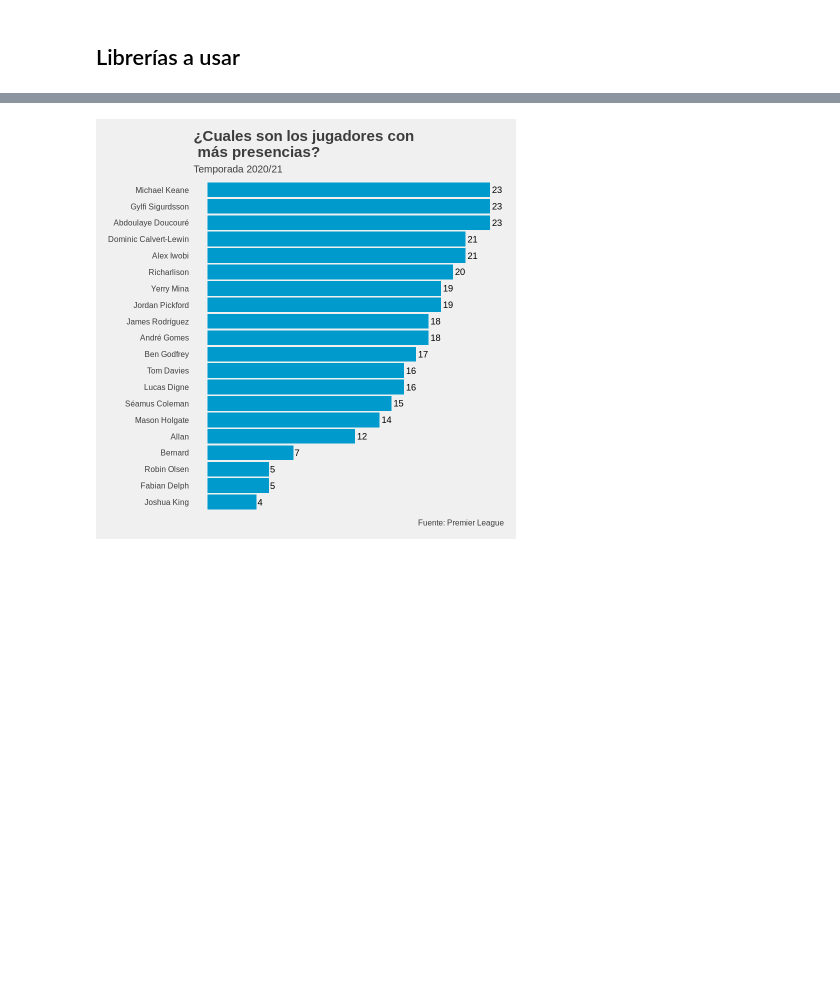
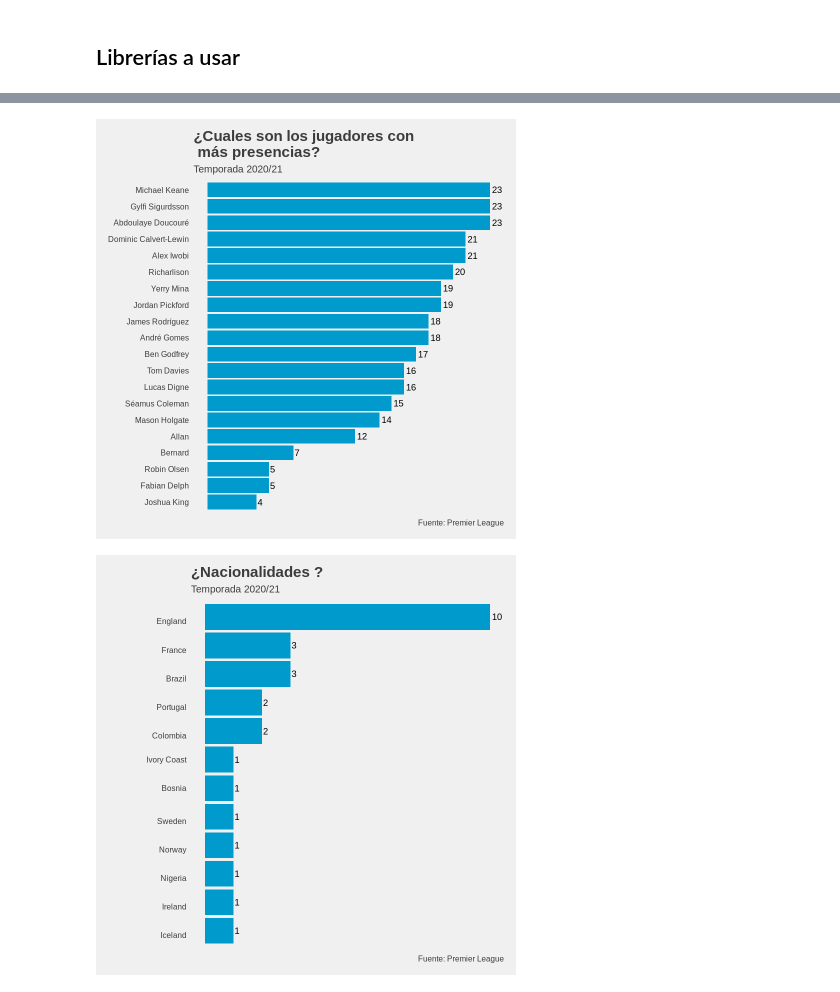
Before and after one commit to Eduarmma19/videos_youtube, a Jupyter notebook: Everton.ipynb, the cells around one changed output, grey strips where cells are left out. Saved outputs shown, nothing was run; the diff lists cells and outputs as text; code cells hidden in the pictures; blank space fills up the shorter version.

```diff
--- a/Everton.ipynb
+++ b/Everton.ipynb
@@ -25,13 +30,28 @@ posicion <- pagina_everton %>% html_nodes(".position")%>% html_text()
 df <- data.frame(nombres,nacionalidad,apariciones,posicion)
 df$apariciones <- as.numeric(df$apariciones)
 df$nombres <- as.character(df$nombres)
+# %%
+besic <- which(df$nombres == "Muhamed Besic")
+gbamin <- which(df$nombres == "Jean-Philippe Gbamin")
+
+df[besic,"nacionalidad"] <- "Bosnia"
+df[gbamin,"nacionalidad"] <- "Ivory Coast"
 # %%
 p <- df %>% filter(apariciones >1)  %>%mutate(nombres = reorder(nombres,apariciones)) %>% ggplot()+
   aes(x = nombres, y = apariciones) + geom_bar(stat = "identity", fill = "deepskyblue3") + coord_flip() + theme_fivethirtyeight()+
   geom_text(aes(label = apariciones),hjust = -0.2) +
    labs(title = "¿Cuales son los jugadores con \n más presencias?",subtitle = "Temporada 2020/21",caption = "Fuente: Premier League") +
    theme(panel.grid.major = element_blank(),axis.text.x = element_blank())
+
+q <- df%>%group_by(nacionalidad)%>%summarise(cuenta = n())%>% ggplot()+aes(x = reorder(nacionalidad,cuenta),y = cuenta) +
+geom_bar(stat = "identity",fill = "deepskyblue3") + coord_flip() + theme_fivethirtyeight()+
+  geom_text(aes(label = cuenta),hjust = -0.2) +
+   labs(title = "¿Nacionalidades ?",subtitle = "Temporada 2020/21",caption = "Fuente: Premier League") +
+   theme(panel.grid.major = element_blank(),axis.text.x = element_blank())
+
 p
+q
 # %% [output]
 [figure]
+[figure, added]
 # %%
```
Also changed, not shown: parts of 10 cells of this notebook.
